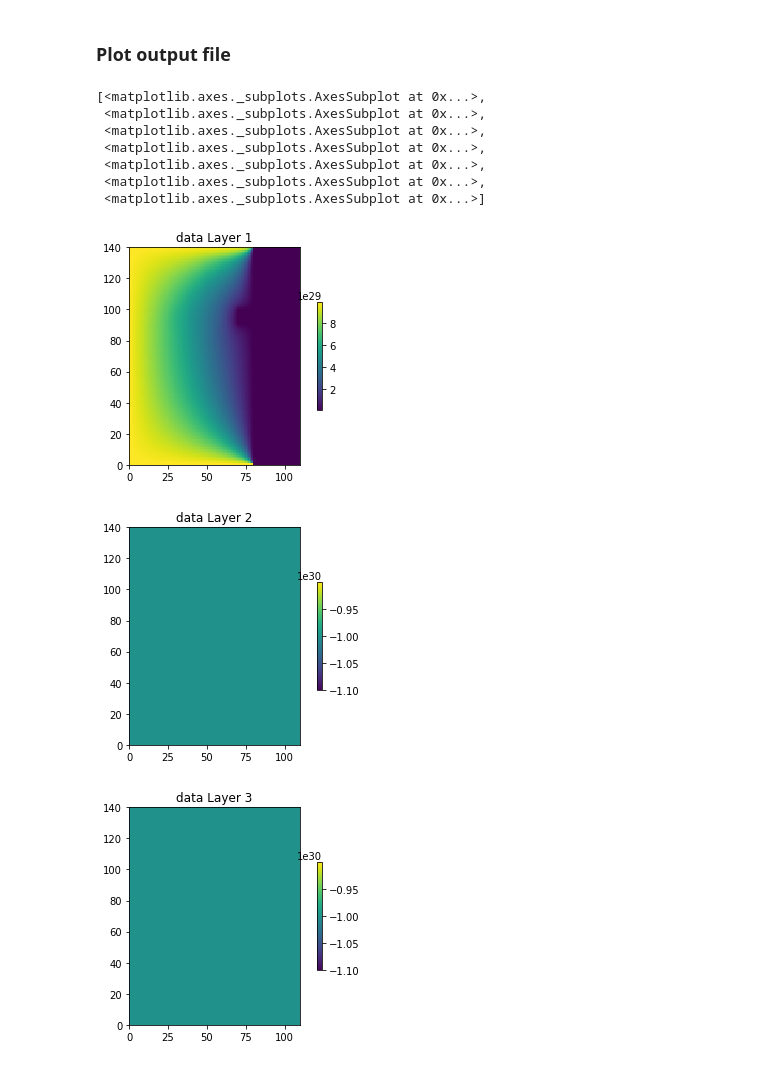
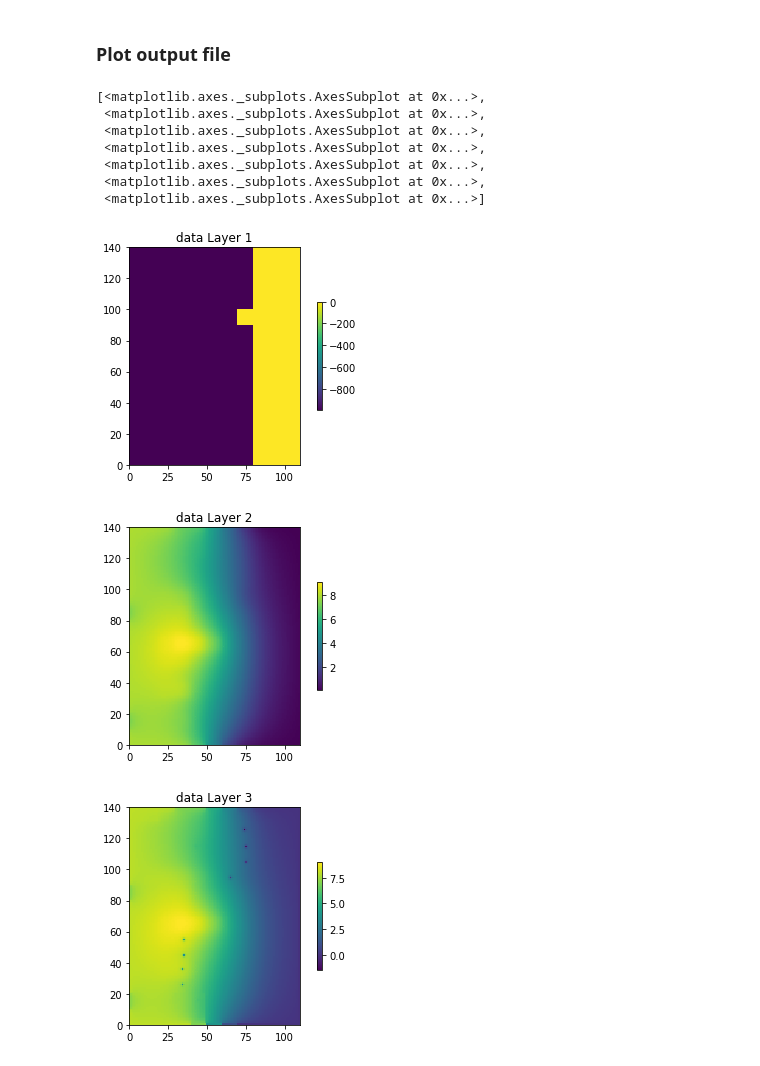
Before and after one commit to inowas/landelino-case-study, a Jupyter notebook: landelino-model.ipynb, the cells around one changed output. Cells and saved outputs as stored; diff of their text form; code cells hidden in the pictures.

```diff
--- a/landelino-model.ipynb
+++ b/landelino-model.ipynb
@@ -308,15 +283,15 @@ times = hds.get_times()
 # %% [markdown]
 ### Plot output file
 # %%
-hds.plot(totim=times[-1], colorbar=True, masked_values=[1e30])
+hds.plot(totim=times[-1], colorbar=True, masked_values=[-1e30])
 # %% [output]
 [<matplotlib.axes._subplots.AxesSubplot at 0x...>,
  <matplotlib.axes._subplots.AxesSubplot at 0x...>,
  <matplotlib.axes._subplots.AxesSubplot at 0x...>,
  <matplotlib.axes._subplots.AxesSubplot at 0x...>,
  <matplotlib.axes._subplots.AxesSubplot at 0x...>,
  <matplotlib.axes._subplots.AxesSubplot at 0x...>,
  <matplotlib.axes._subplots.AxesSubplot at 0x...>]
-[figure, old version]
+[figure, new version]
-[figure, old version]
+[figure, new version]
-[figure, old version]
+[figure, new version]
```
Also changed, not shown: parts of 9 cells of this notebook, 8 other files.
